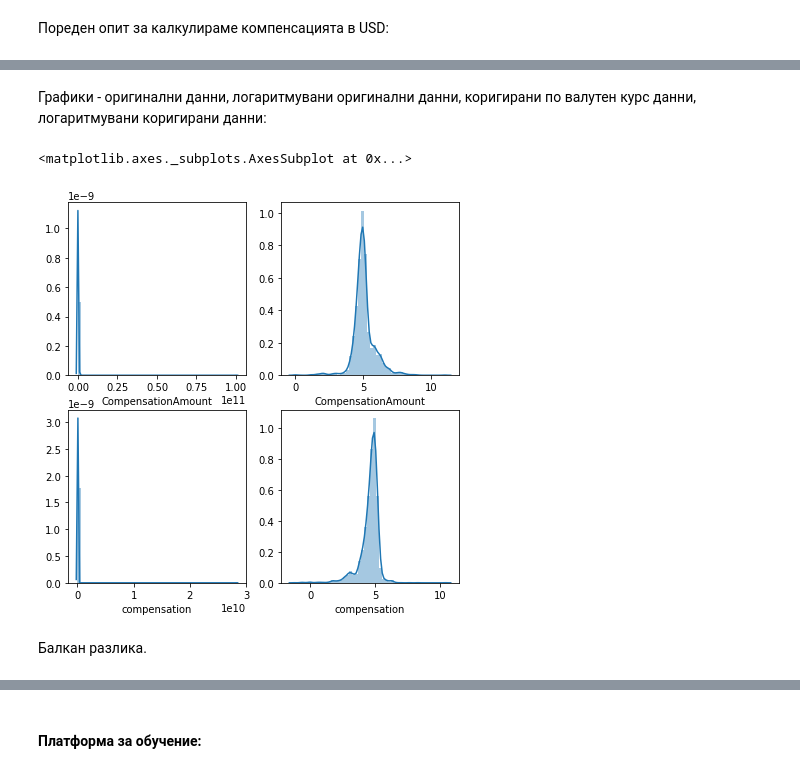
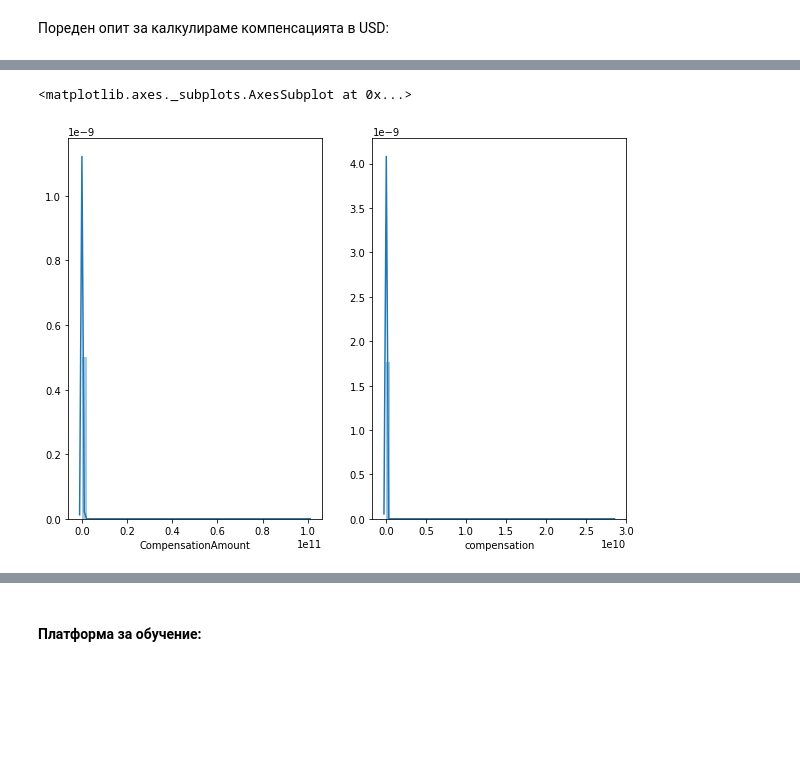
Before and after one commit to bobev18/kaggle_survey-17, a Jupyter notebook: survey2017.ipynb, the cells around one changed output, grey strips where cells are left out. Saved outputs shown, nothing was run; the diff lists cells and outputs as text; code cells hidden in the pictures; blank space fills up the shorter version.

```diff
--- a/survey2017.ipynb
+++ b/survey2017.ipynb
@@ -329,3 +329,0 @@ pd.DataFrame(data={'compensation': multi.CompensationAmount, 'code': multi.Compe
-# %%
-multi.CompensationCurrency = multi.CompensationCurrency.fillna('USD');
-pd.DataFrame(data={'compensation': multi.CompensationAmount, 'code': multi.CompensationCurrency}) [:10]
@@ -343,0 +330,3 @@ pd.DataFrame(data={'compensation': multi.CompensationAmount, 'code': multi.Compe
+# %%
+plotable_compensation = multi.dropna(axis=0, subset=['CompensationCurrency', 'CompensationAmount'])
+plotable_compensation
@@ -345,7 +348,10 @@ pd.DataFrame(data={'compensation': multi.CompensationAmount, 'code': multi.Compe
 Да калкулираме компенсацията в USD:
 # %%
 try:
-    multi['compensation'] = multi.apply(lambda row: row['CompensationAmount'] * rates.loc[row['CompensationCurrency']], axis=1)
+    plotable_compensation['compensation'] = plotable_compensation.apply(lambda row:
+        row['CompensationAmount'] * rates.loc[row['CompensationCurrency']], axis=1)
+
+
 except KeyError as e:
     print(e)
 # %% [output]
@@ -367,6 +405,7 @@ print('Валути използвани в multipleChoiceResponses.csv, но л
 # %% [markdown]
 Пореден опит за калкулираме компенсацията в USD:
 # %%
-multi['compensation'] = multi.apply(lambda row: row['CompensationAmount'] * rates.loc[row['CompensationCurrency']], axis=1)
-multi.columns
+plotable_compensation['compensation'] = plotable_compensation.apply(
+    lambda row: row['CompensationAmount'] * rates.loc[row['CompensationCurrency']], axis=1)
+plotable_compensation.compensation
 # %% [output]
@@ -400,13 +428,7 @@ Name: compensation, dtype: float64
-# %% [markdown]
-Графики - оригинални данни, логаритмувани оригинални данни, коригирани по валутен курс данни, логаритмувани коригирани данни:
 # %%
-fig, axes = plt.subplots(2, 2, figsize=(7, 7), sharey=False)
-sns.distplot(compensation.CompensationAmount, ax=axes[0, 0])
-sns.distplot(pd.np.log10(log_compensation.CompensationAmount), ax=axes[0, 1])
-sns.distplot(multi.compensation[multi.compensation.notnull()], ax=axes[1, 0])
-sns.distplot(pd.np.log10(logable), ax=axes[1, 1])
+fig, axes = plt.subplots(1, 2, figsize=(10, 7), sharey=False)
+sns.distplot(compensation.CompensationAmount, ax=axes[0])
+sns.distplot(plotable_compensation.compensation, ax=axes[1])
 # %% [output]
 <matplotlib.axes._subplots.AxesSubplot at 0x...>
-[figure, old version]
+[figure, new version]
-# %% [markdown]
-Балкан разлика.
```
Also changed, not shown: parts of 80 cells of this notebook.
